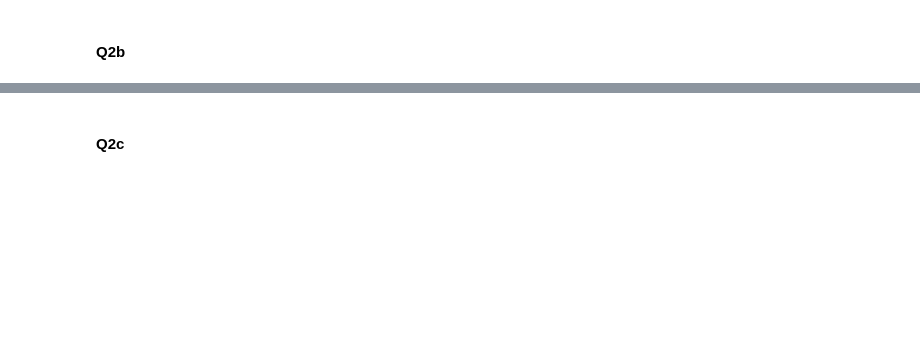
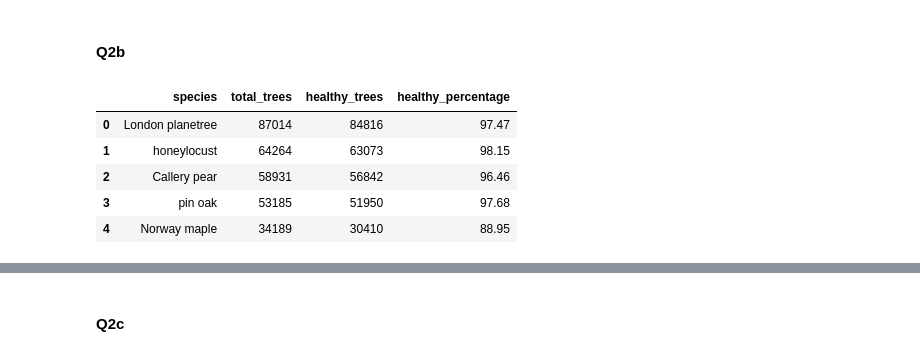
Before and after one commit to NathanP23/Big-Data-Mining-52002, a Jupyter notebook: MidTerm/MidTerm_52002_2024_25.ipynb, the cells around one changed output, grey strips where cells are left out. Drawn from its saved outputs; the diff is of its cells as text; code cells hidden in the pictures; blank space fills up the shorter version.

```diff
--- a/MidTerm/MidTerm_52002_2024_25.ipynb
+++ b/MidTerm/MidTerm_52002_2024_25.ipynb
@@ -140,6 +146,30 @@ SELECT FROM WHERE ...
 #### Q2b
 # %%
 # 2b)
-# Fill query here inside triple quotes and display results:
+query2b = """
+SELECT
+  spc_common AS species,
+  COUNT(*) AS total_trees,
+  COUNTIF(health != 'Poor' AND health IS NOT NULL) AS healthy_trees,
+  ROUND(COUNTIF(health != 'Poor' AND health IS NOT NULL) / COUNT(*) * 100, 2) AS healthy_percentage
+FROM `bigquery-public-data.new_york_trees.tree_census_2015`
+WHERE spc_common IS NOT NULL
+GROUP BY species
+ORDER BY total_trees DESC
+LIMIT 10
+"""
+
+query_job2b = client.query(query2b)  # Make an API request.
+
+# Output and print
+df2b = pd.DataFrame(query_job2b.result().to_dataframe())
+df2b.head()
+# %% [output]
+|  | species | total_trees | healthy_trees | healthy_percentage |
+| 0 | London planetree | 87014 | 84816 | 97.47 |
+| 1 | honeylocust | 64264 | 63073 | 98.15 |
+| 2 | Callery pear | 58931 | 56842 | 96.46 |
+| 3 | pin oak | 53185 | 51950 | 97.68 |
+| 4 | Norway maple | 34189 | 30410 | 88.95 |
 # %% [markdown]
 ##### Q2b Explanations
```
Also changed, not shown: parts of 9 cells of this notebook.
